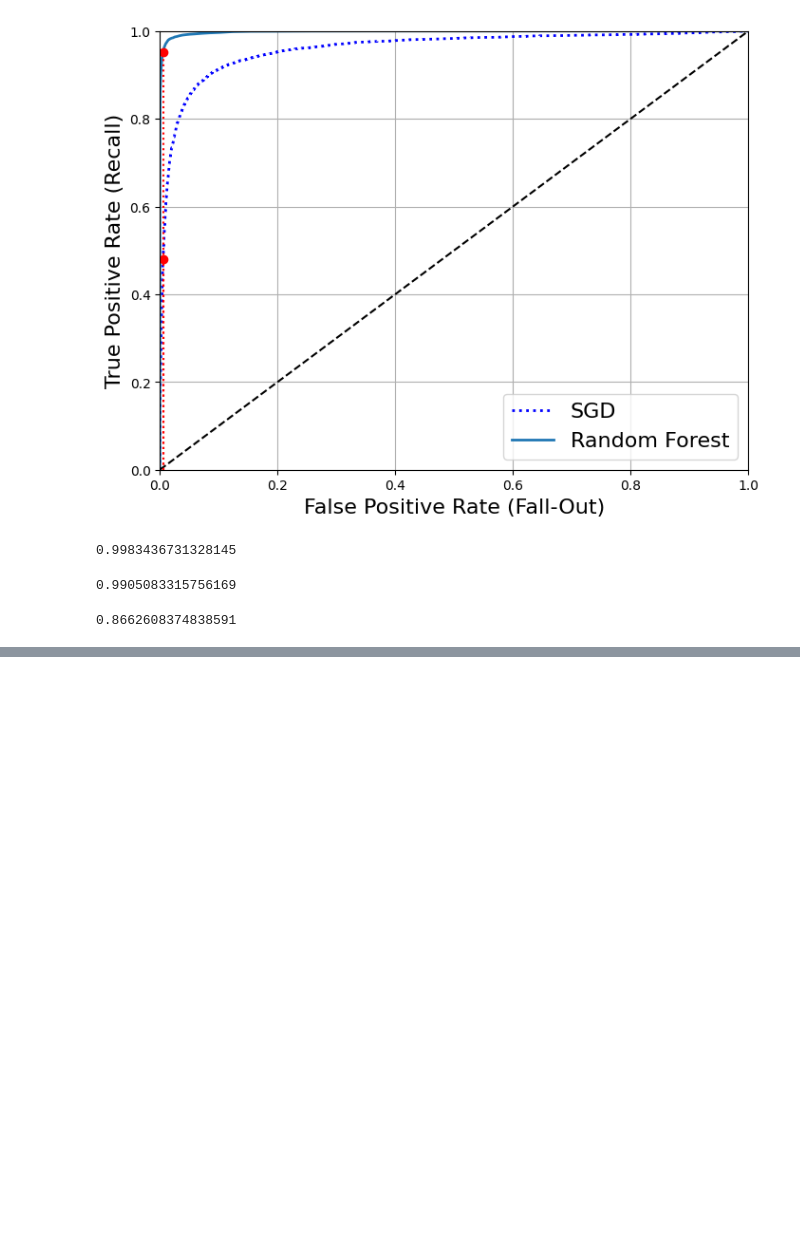
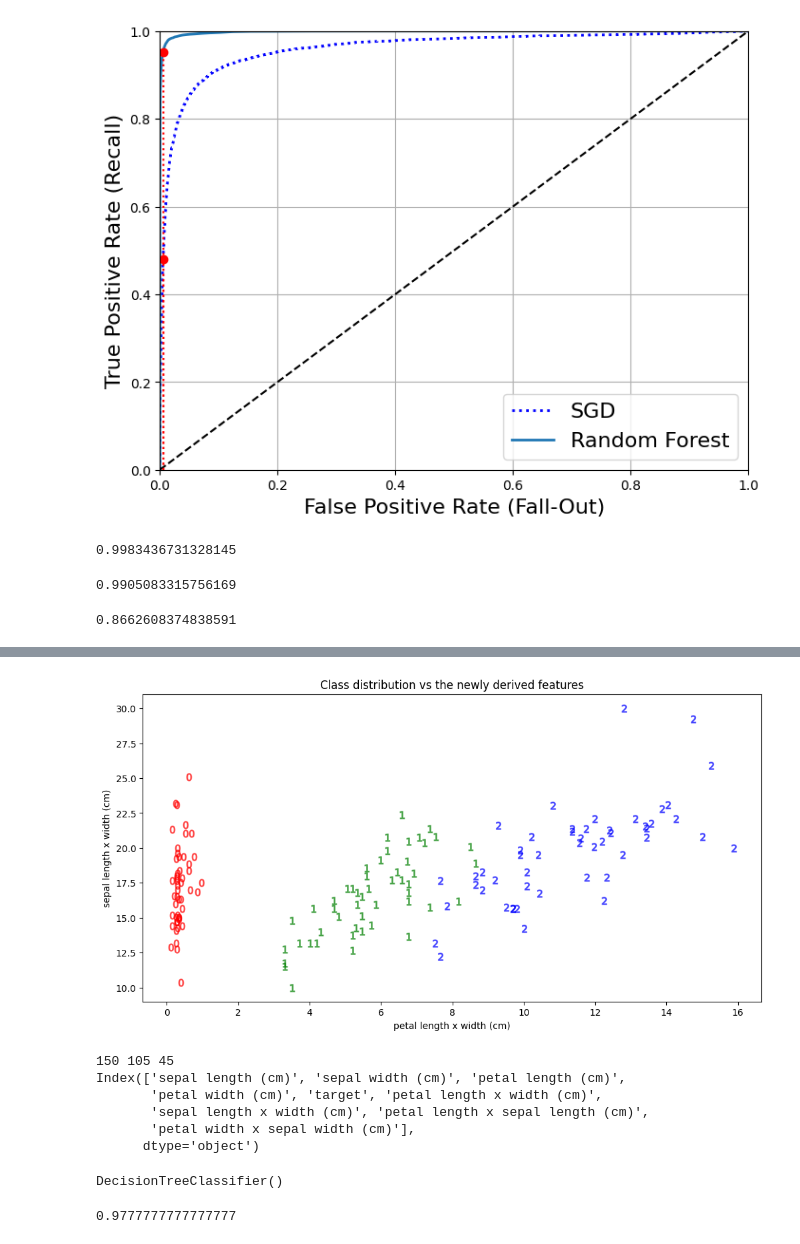
Before and after one commit to Biber76/MachineLearning, a Jupyter notebook: Classification.ipynb, the cells around one changed output, grey strips where cells are left out. Saved outputs shown, nothing was run; the diff lists cells and outputs as text; code cells hidden in the pictures; blank space fills up the shorter version.

Commit message:
Added Decision Trees

```diff
--- a/Classification.ipynb
+++ b/Classification.ipynb
@@ -369,0 +442,34 @@ recall_score(y_train_5, y_train_pred_forest)
+# %%
+df_iris['petal length x width (cm)'] = df_iris['petal length (cm)'] * df_iris['petal width (cm)']
+df_iris['sepal length x width (cm)'] = df_iris['sepal length (cm)'] * df_iris['sepal width (cm)']
+
+df_iris['petal length x sepal length (cm)'] = df_iris['petal length (cm)'] * df_iris['sepal length (cm)']
+df_iris['petal width x sepal width (cm)'] = df_iris['petal width (cm)'] * df_iris['sepal width (cm)']
+# %%
+fig, ax = plt.subplots(1, 1, figsize=(12, 6));
+
+h_label = 'petal length x width (cm)'
+v_label = 'sepal length x width (cm)'
+
+for c in df_iris['target'].value_counts().index.tolist():
+    df_iris[
+        df_iris['target'] == c
+    ].plot(
+        title='Class distribution vs the newly derived features',
+        kind='scatter',
+        x=h_label,
+        y=v_label,
+        color=['r', 'g', 'b'][c],
+        # marker=['1', '2', '3'][c],
+        marker=f'${c}$',
+        s=64,
+        alpha=0.5,
+        ax=ax,
+    )
+
+# ax.set_xlim(0, df[h_label].max() + 1)
+# ax.set_ylim(0, df[v_label].max() + 1)
+
+fig.show()
+# %% [output]
+[figure, added]
@@ -369,0 +480,10 @@ recall_score(y_train_5, y_train_pred_forest)
+# %%
+print(df_iris.shape[0], df_train.shape[0], df_test.shape[0])
+print(df_train.columns)
+# %% [output]
+150 105 45
+Index(['sepal length (cm)', 'sepal width (cm)', 'petal length (cm)',
+       'petal width (cm)', 'target', 'petal length x width (cm)',
+       'sepal length x width (cm)', 'petal length x sepal length (cm)',
+       'petal width x sepal width (cm)'],
+      dtype='object')
@@ -369,0 +500,11 @@ recall_score(y_train_5, y_train_pred_forest)
+# %%
+clf.fit(x_train, y_train)
+y_test_pred = clf.predict(x_test)
+# %% [output]
+DecisionTreeClassifier()
+# %%
+from sklearn.metrics import accuracy_score
+
+accuracy_score(y_test, y_test_pred)
+# %% [output]
+0.9777777777777777
```
Also changed, not shown: parts of 16 cells of this notebook.
